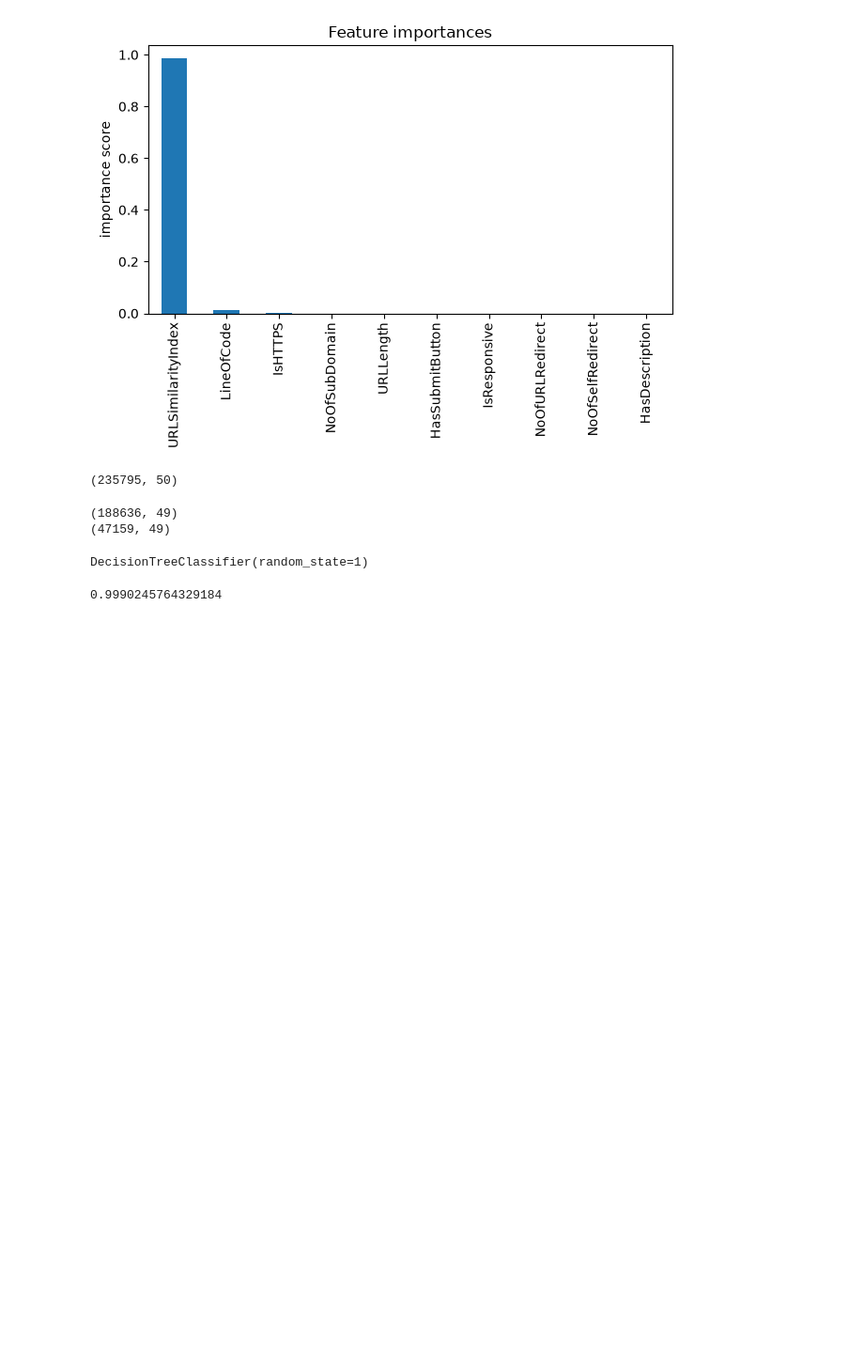
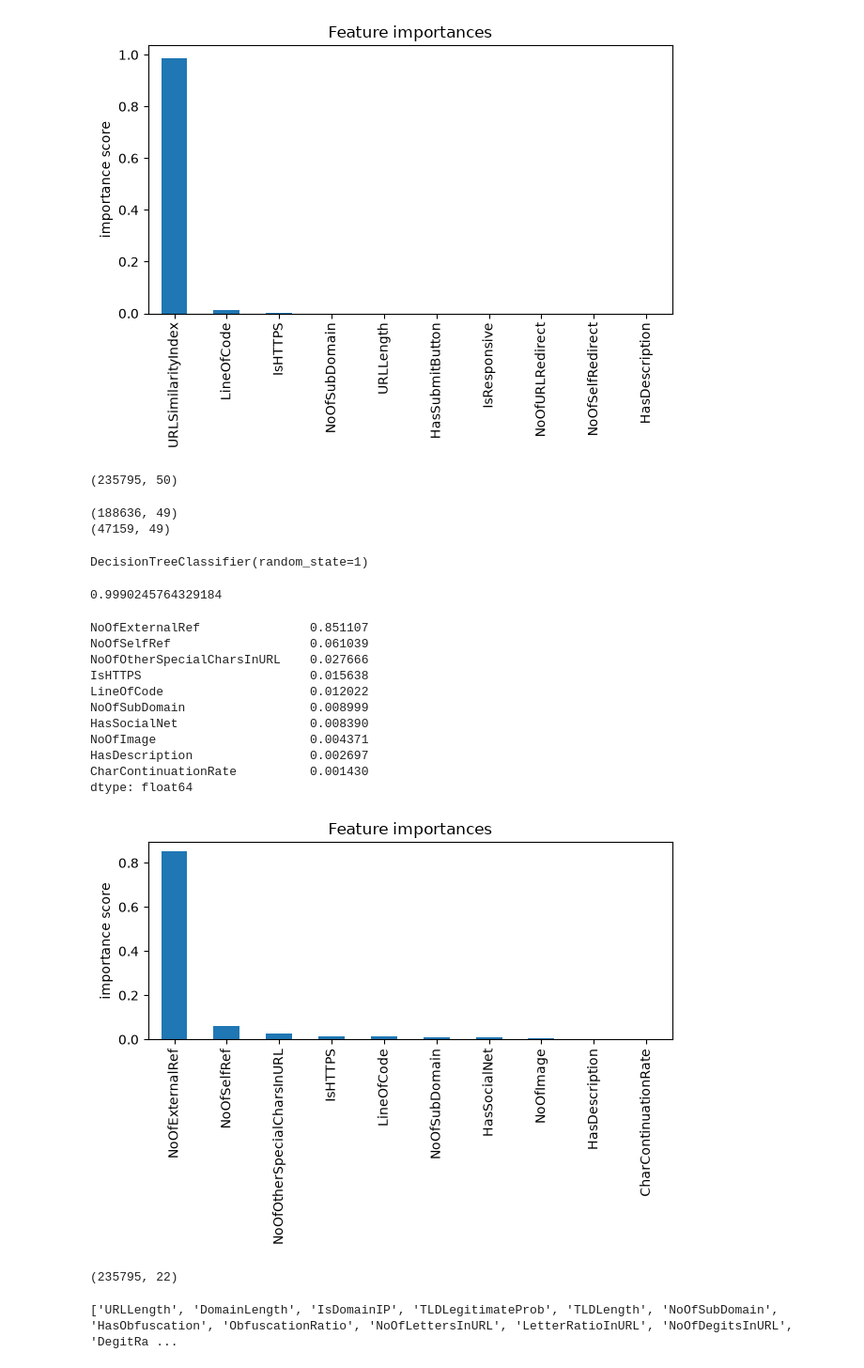
Before and after one commit to RkP17/phishing-url-detection, a Jupyter notebook: phishing_detection.ipynb, the cells around one changed output. Shown at 94% size. Drawn from its saved outputs; the diff is of its cells as text; code cells hidden in the pictures; blank space fills up the shorter version.

```diff
--- a/phishing_detection.ipynb
+++ b/phishing_detection.ipynb
@@ -192,3 +192,32 @@ predictions = phishing_url_model.predict(X_test)
 accuracy_score(y_test, predictions)
 # %% [output]
 0.9990245764329184
+# %%
+feature_importance = pd.Series(phishing_url_model.feature_importances_, index = X.columns).sort_values(ascending=False)
+print(feature_importance.head(10))
+feature_importance.head(10).plot.bar()
+plt.title("Feature importances")
+plt.ylabel("importance score")
+plt.tight_layout()
+# %% [output]
+NoOfExternalRef               0.851107
+NoOfSelfRef                   0.061039
+NoOfOtherSpecialCharsInURL    0.027666
+IsHTTPS                       0.015638
+LineOfCode                    0.012022
+NoOfSubDomain                 0.008999
+HasSocialNet                  0.008390
+NoOfImage                     0.004371
+HasDescription                0.002697
+CharContinuationRate          0.001430
+dtype: float64
+[figure, added]
+# %%
+df = df[['URLLength','DomainLength','IsDomainIP','TLDLegitimateProb','TLDLength','NoOfSubDomain','HasObfuscation','ObfuscationRatio','NoOfLettersInURL','LetterRatioInURL','NoOfDegitsInURL','DegitRatioInURL','NoOfEqualsInURL','NoOfQMarkInURL','NoOfAmpersandInURL','NoOfOtherSpecialCharsInURL','SpacialCharRatioInURL','IsHTTPS','Bank','Pay','Crypto','label']]
+print(df.shape)
+# %% [output]
+(235795, 22)
+# %%
+print(df.columns.tolist())
+# %% [output]
+['URLLength', 'DomainLength', 'IsDomainIP', 'TLDLegitimateProb', 'TLDLength', 'NoOfSubDomain', 'HasObfuscation', 'ObfuscationRatio', 'NoOfLettersInURL', 'LetterRatioInURL', 'NoOfDegitsInURL', 'DegitRa ...
```
